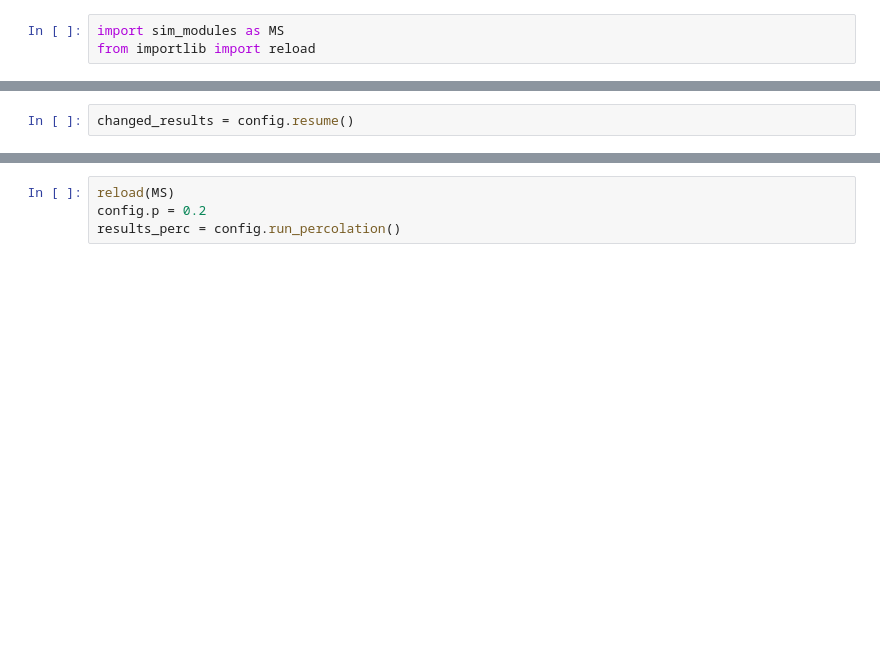
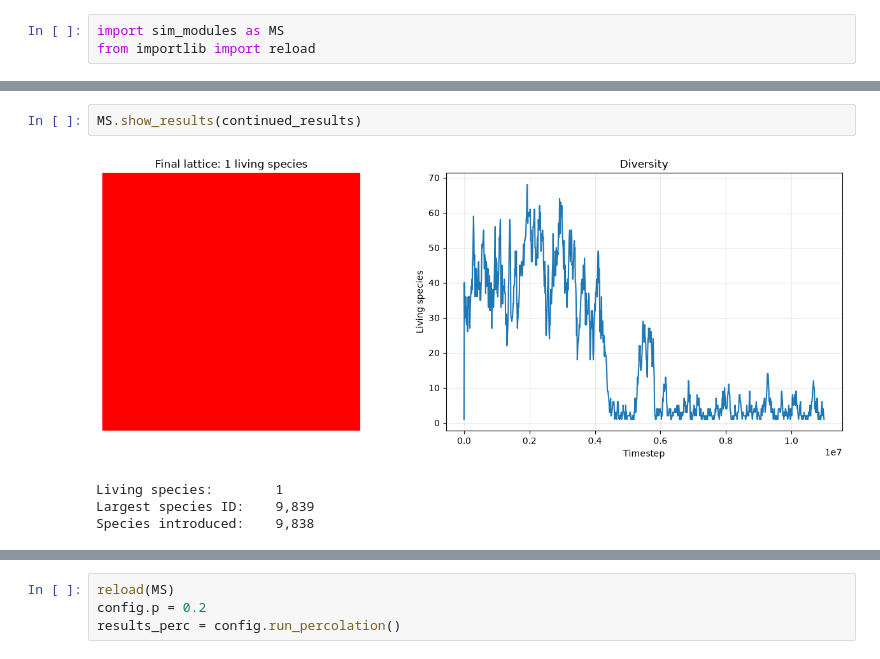
Before and after one commit to slyluc/MasterProject, a Jupyter notebook: sim_notebook.ipynb, the cells around one changed output, grey strips where cells are left out. Drawn from its saved outputs; the diff is of its cells as text; blank space fills up the shorter version.

```diff
--- a/sim_notebook.ipynb
+++ b/sim_notebook.ipynb
@@ -43,3 +36,8 @@ KeyboardInterrupt:
 # %%
-changed_results = config.resume()
+MS.show_results(continued_results)
+# %% [output]
+[figure, added]
+Living species:        1
+Largest species ID:    9,839
+Species introduced:    9,838
 # %%
```
Also changed, not shown: parts of 5 cells of this notebook, 3 other files.
